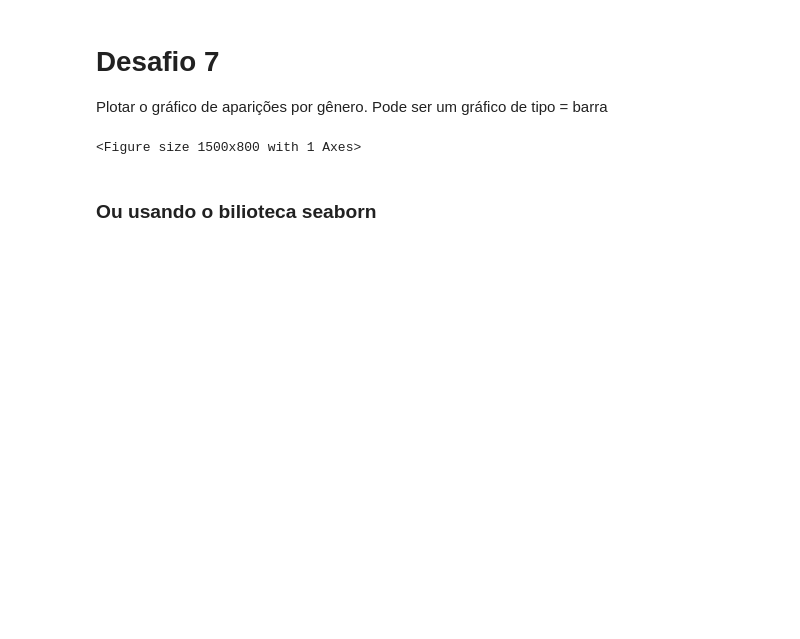
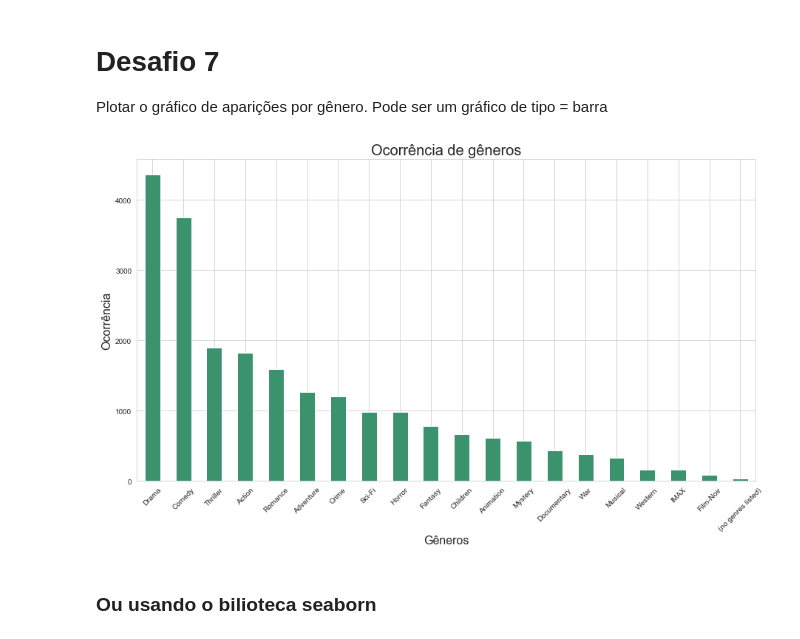
Before and after one commit to guilhermeribg/QuarentenaDados-1, a Jupyter notebook: aula01.ipynb, the cells around one changed output. Saved outputs shown, nothing was run; the diff lists cells and outputs as text; code cells hidden in the pictures; blank space fills up the shorter version.

```diff
--- a/aula01.ipynb
+++ b/aula01.ipynb
@@ -175,32 +175,34 @@ Plotar o gráfico de aparições por gênero. Pode ser um gráfico de tipo = bar
 # %%
 # Importando as bibliotecas necessárias
 import matplotlib.pyplot as plt
 import seaborn as sns
 
+# Setando estilos
+sns.set_style('whitegrid')
 cmap = sns.diverging_palette(150, 275, l=55, s=80, n=9, center='dark', as_cmap=True)
 
 # Tamanho da figura
 plt.figure(figsize=(15, 8))
 
 # Escolhendo o tipo de gráfico
 generos.plot(kind='bar', colormap=cmap)
 
 # Definindo o título
 plt.title('Ocorrência de gêneros', fontsize=20)
 
 # Definindo o eixo horizontal
 plt.xlabel("Gêneros", fontsize=16)
 
 # Definindo o eixo vertical
 plt.ylabel("Ocorrência", fontsize=16)
 
 # Rotacionando os gêneros em 45°
 plt.xticks(rotation=45)
 
 # Plotando a figura
 plt.show()
 # %% [output]
-<Figure size 1500x800 with 1 Axes>
+[figure, added]
 # %% [markdown]
 ### Ou usando o bilioteca seaborn
 # %%
```
